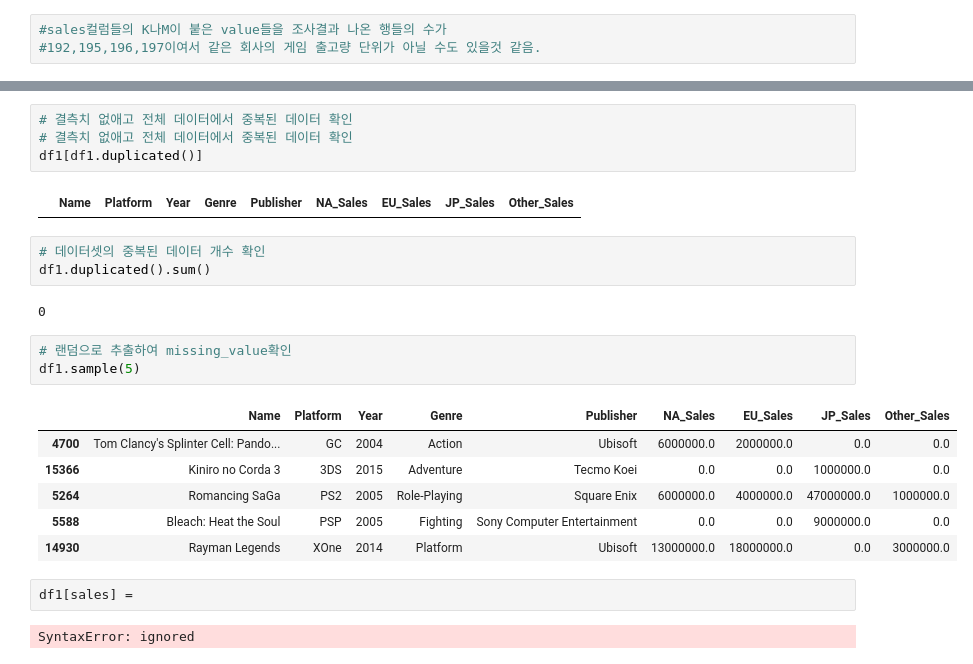
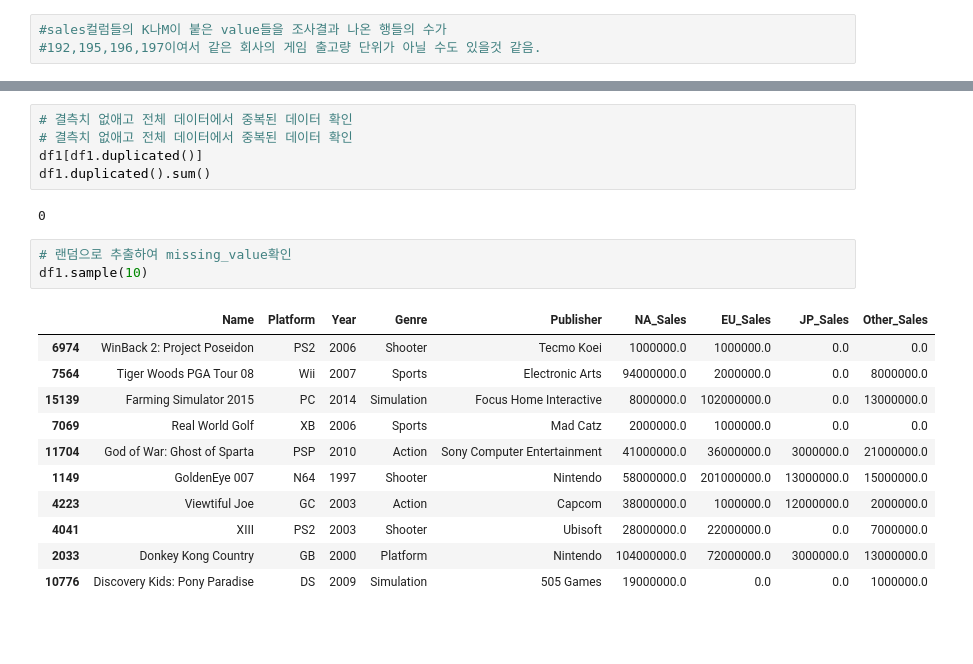
Before and after one commit to severancej/colorful_project, a Jupyter notebook: AI_14_장지은_Section1.ipynb, the cells around one changed output, grey strips where cells are left out. Drawn from its saved outputs; the diff is of its cells as text; blank space fills up the shorter version.

```diff
--- a/AI_14_장지은_Section1.ipynb
+++ b/AI_14_장지은_Section1.ipynb
@@ -447,24 +447,21 @@ dtype: object
 # 결측치 없애고 전체 데이터에서 중복된 데이터 확인
 # 결측치 없애고 전체 데이터에서 중복된 데이터 확인
 df1[df1.duplicated()]
+df1.duplicated().sum()
 # %% [output]
-|  | Name | Platform | Year | Genre | Publisher | NA_Sales | EU_Sales | JP_Sales | Other_Sales |
+0
-# %%
-# 데이터셋의 중복된 데이터 개수 확인
-df1.duplicated().sum()
-# %% [output]
-0
 # %%
 # 랜덤으로 추출하여 missing_value확인
-df1.sample(5)
+df1.sample(10)
 # %% [output]
 |  | Name | Platform | Year | Genre | Publisher | NA_Sales | EU_Sales | JP_Sales | Other_Sales |
-| 4700 | Tom Clancy's Splinter Cell: Pando... | GC | 2004 | Action | Ubisoft | 6000000.0 | 2000000.0 | 0.0 | 0.0 |
-| 15366 | Kiniro no Corda 3 | 3DS | 2015 | Adventure | Tecmo Koei | 0.0 | 0.0 | 1000000.0 | 0.0 |
-| 5264 | Romancing SaGa | PS2 | 2005 | Role-Playing | Square Enix | 6000000.0 | 4000000.0 | 47000000.0 | 1000000.0 |
-| 5588 | Bleach: Heat the Soul | PSP | 2005 | Fighting | Sony Computer Entertainment | 0.0 | 0.0 | 9000000.0 | 0.0 |
-| 14930 | Rayman Legends | XOne | 2014 | Platform | Ubisoft | 13000000.0 | 18000000.0 | 0.0 | 3000000.0 |
+| 6974 | WinBack 2: Project Poseidon | PS2 | 2006 | Shooter | Tecmo Koei | 1000000.0 | 1000000.0 | 0.0 | 0.0 |
+| 7564 | Tiger Woods PGA Tour 08 | Wii | 2007 | Sports | Electronic Arts | 94000000.0 | 2000000.0 | 0.0 | 8000000.0 |
+| 15139 | Farming Simulator 2015 | PC | 2014 | Simulation | Focus Home Interactive | 8000000.0 | 102000000.0 | 0.0 | 13000000.0 |
+| 7069 | Real World Golf | XB | 2006 | Sports | Mad Catz | 2000000.0 | 1000000.0 | 0.0 | 0.0 |
+| 11704 | God of War: Ghost of Sparta | PSP | 2010 | Action | Sony Computer Entertainment | 41000000.0 | 36000000.0 | 3000000.0 | 21000000.0 |
+| 1149 | GoldenEye 007 | N64 | 1997 | Shooter | Nintendo | 58000000.0 | 201000000.0 | 13000000.0 | 15000000.0 |
+| 4223 | Viewtiful Joe | GC | 2003 | Action | Capcom | 38000000.0 | 1000000.0 | 12000000.0 | 2000000.0 |
+| 4041 | XIII | PS2 | 2003 | Shooter | Ubisoft | 28000000.0 | 22000000.0 | 0.0 | 7000000.0 |
+| 2033 | Donkey Kong Country | GB | 2000 | Platform | Nintendo | 104000000.0 | 72000000.0 | 3000000.0 | 13000000.0 |
+| 10776 | Discovery Kids: Pony Paradise | DS | 2009 | Simulation | 505 Games | 19000000.0 | 0.0 | 0.0 | 1000000.0 |
-# %%
-df1[sales] =
-# %% [output]
-SyntaxError: ignored
```
Also changed, not shown: parts of 4 cells of this notebook.
